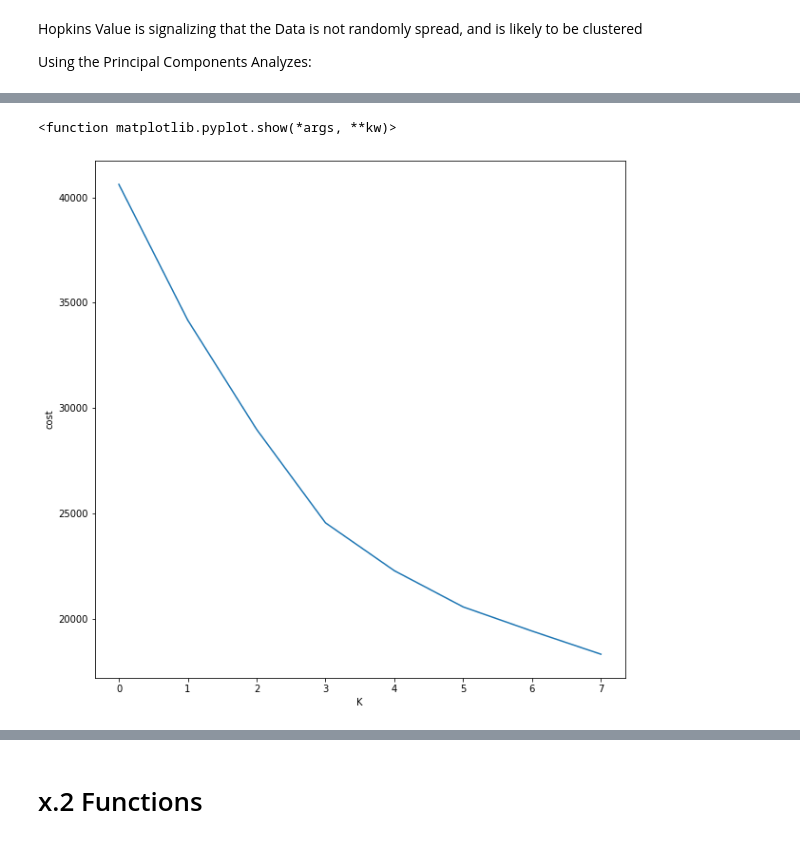
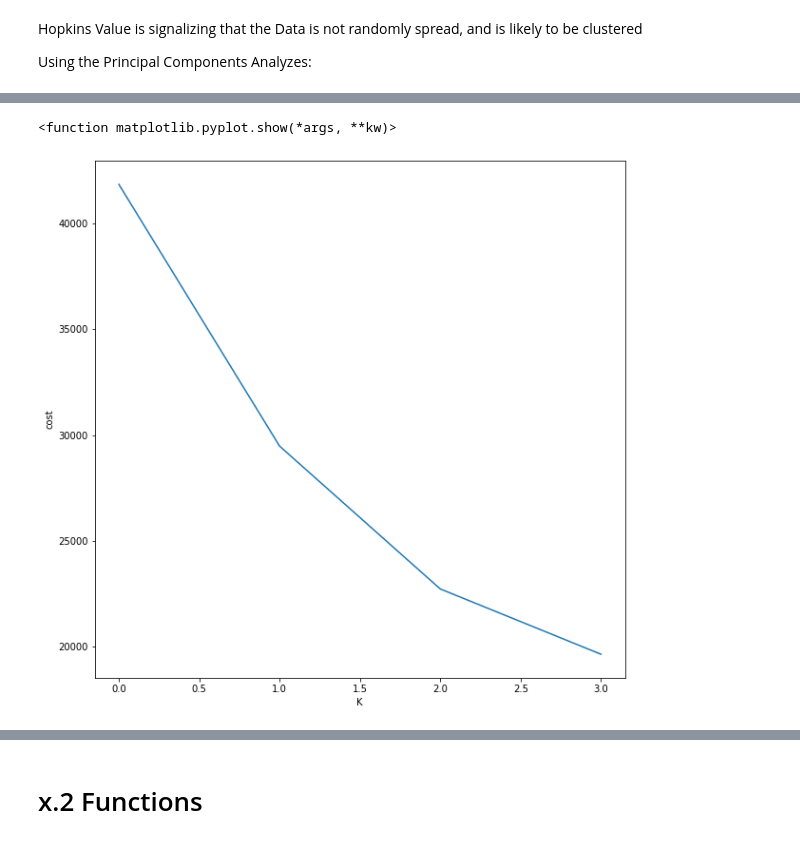
Before and after one commit to ludmann-stefan/Starbucks_CapstoneProject, a Jupyter notebook: ML StarbucksProject.ipynb, the cells around one changed output, grey strips where cells are left out. Drawn from its saved outputs; the diff is of its cells as text; code cells hidden in the pictures.

```diff
--- a/ML StarbucksProject.ipynb
+++ b/ML StarbucksProject.ipynb
@@ -544,21 +563,22 @@ profiles_pca['O'] = profiles_pca['O'].astype (int)
 # %%
 # Attention -- time consuming calculation
 
 from kmodes.kprototypes import KPrototypes
 
 #Choosing optimal K value
 cost = []
-X = profiles_pca[['principal component 1', 'principal component 2', 'principal component 3', 'principal component 4', 'F', 'M', 'O']]
-for num_clusters in list(range(2,10)):
+X = profiles_pca[['principal component 1', 'principal component 2',
+                  'principal component 3', 'principal component 4', 'F', 'M', 'O']]
+for num_clusters in list(range(2,10, 2)):
     kproto = KPrototypes(n_clusters=num_clusters, init='Huang', random_state=42,n_jobs=-2,max_iter=15,n_init=50)
     kproto.fit_predict(X, categorical=[4, 5, 6])
     cost.append(kproto.cost_)
 
 plt.plot(cost)
 plt.xlabel('K')
 plt.ylabel('cost')
 plt.show
 # %% [output]
 <function matplotlib.pyplot.show(*args, **kw)>
-[figure, old version]
+[figure, new version]
 # %% [markdown]
```
Also changed, not shown: parts of 98 cells of this notebook.
